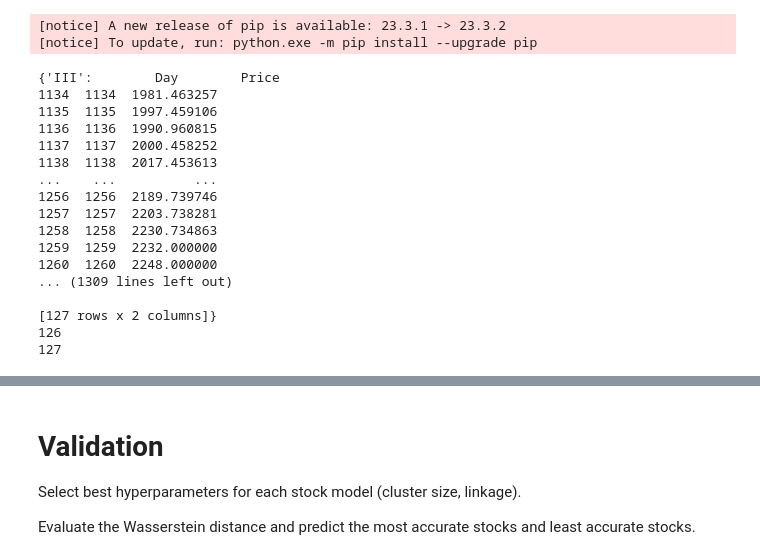
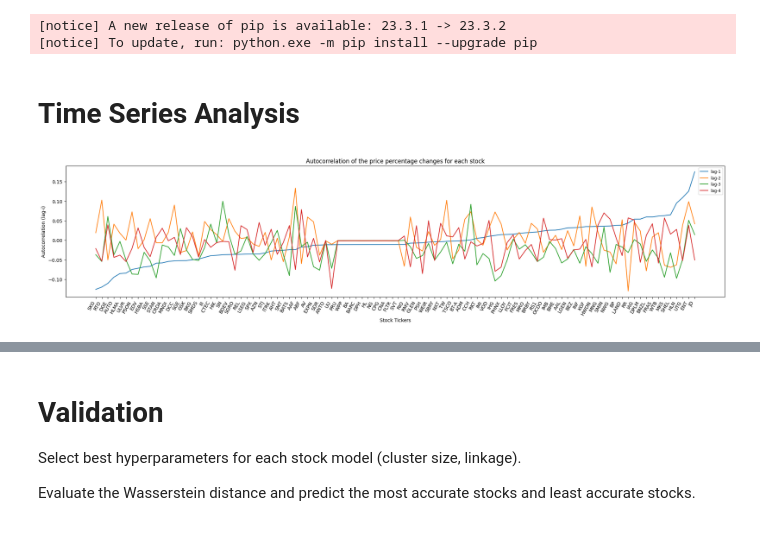
Before and after one commit to Jamesflynn1/FiniteMarketModel, a Jupyter notebook: EvaluateFit.ipynb, the cells around one changed output, grey strips where cells are left out. Cells and saved outputs as stored; diff of their text form; code cells hidden in the pictures.

```diff
--- a/EvaluateFit.ipynb
+++ b/EvaluateFit.ipynb
@@ -60,33 +61,12 @@ test_stocks = {}
 for ticker in iter:
     tickers=tickers+[ticker[0].split(".")[0]]
 
+# We use an 80:10:10 split for train-validate-test
+# The split is ordered temporally to avoid model leakage
 for tick in tickers:
     stockData = pd.read_csv(f"HistoricPrices/{tick}.csv", header = 0, names=("Day", "Price"))
     train_stocks[tick], further_stocks = np.split(stockData, [int(.80 *len(stockData))])
     validate_stocks[tick], test_stocks[tick] = np.split(further_stocks, [int(.50 *len(further_stocks))])
-
-#Split such that we are considering intervals of time rather than random times
-print(test_stocks)
-print(len(validate_stocks["BA"]))
-print(len(test_stocks["BA"]))
-# %% [output]
-{'III':        Day        Price
-1134  1134  1981.463257
-1135  1135  1997.459106
-1136  1136  1990.960815
-1137  1137  2000.458252
-1138  1138  2017.453613
-...    ...          ...
-1256  1256  2189.739746
-1257  1257  2203.738281
-1258  1258  2230.734863
-1259  1259  2232.000000
-1260  1260  2248.000000
-... (1309 lines left out)
-
-[127 rows x 2 columns]}
-126
-127
 # %%
 def estimateClassProbsFromSample(preds,classes):
     probs = []
@@ -111,3 +91,5 @@ def calculateChange(data, type):
         return data.diff().dropna()["Price"]
     else:
         raise("Type is not supported")
+# %% [markdown]
+# Time Series Analysis
@@ -113,0 +100,38 @@ def calculateChange(data, type):
+# %%
+acf = []
+lags = 5
+for i in range(len(tickers)):
+    pcACF = []
+    for h in range(1,lags):
+        pcACF.append(timeSeriesPC[tickers[i]].autocorr(lag=h))
+    acf.append([np.array(pcACF), tickers[i]])
+
+def distSort(e):
+    return float(e[0][0])
+
+acf.sort(key=distSort)
+sTickers = []
+sDistances = []
+for item in acf:
+    sTickers.append(item[1])
+    sDistances.append(item[0])
+
+# The stocks are ordered from lowest lag1 autocorrelation to highest.
+# Stocks labeled on the x axis aren't exhaustive and displayed to gain a feel for each stock
+plt.title("Autocorrelation of the price percentage changes for each stock")
+plt.ylabel("Autocorrelation (lag-i)")
+plt.xlabel("Stock Tickers")
+
+
+for i in range(lags-1):
+    plt.plot(sTickers, np.array(sDistances)[:,i], label=f"lag-{str(i+1)}")
+plt.legend(fontsize = "small")
+
+plt.rcParams["figure.figsize"] = (25,5)
+plt.xticks(rotation=60, ha='right')
+
+plt.savefig("Images/PC-Series-ACF.svg")
+
+plt.show()
+# %% [output]
+[figure, added]
```
Also changed, not shown: parts of 27 cells of this notebook, 1 other file.
